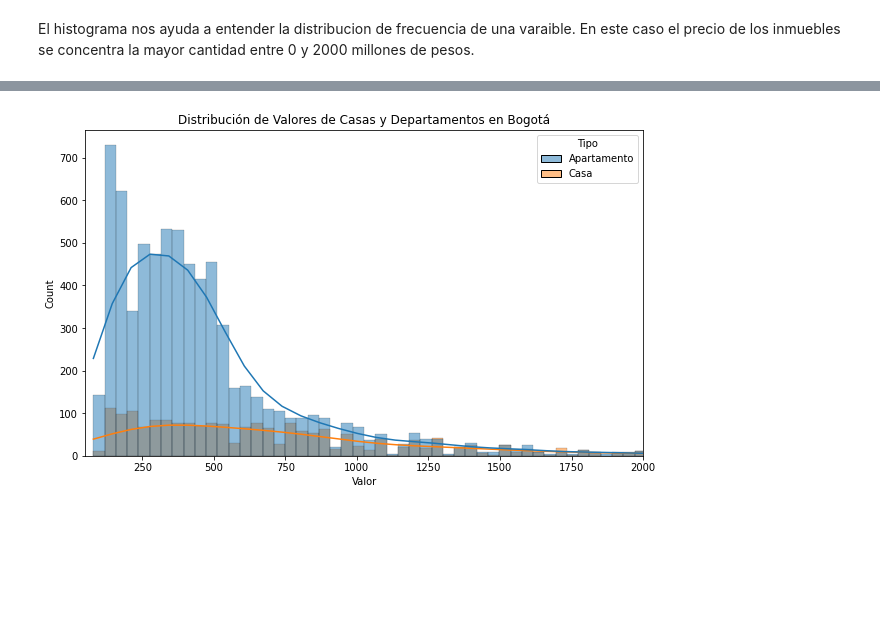
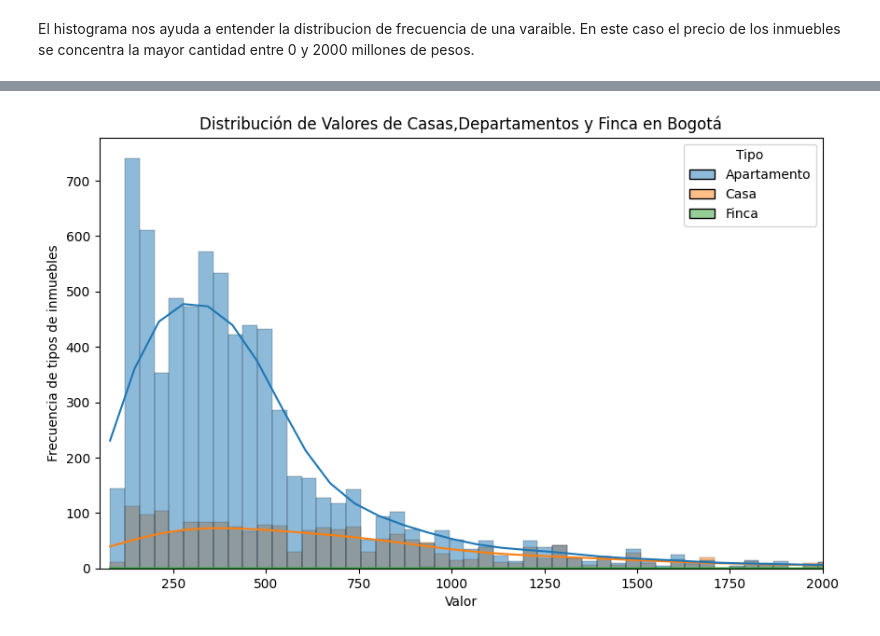
Before and after one commit to Ezequiel33F/Inmersion_en_Datos, a Jupyter notebook: INMERSION_DATOS_AULA_2ipynb.ipynb, the cells around one changed output, grey strips where cells are left out. Saved outputs shown, nothing was run; the diff lists cells and outputs as text; code cells hidden in the pictures; blank space fills up the shorter version.

```diff
--- a/INMERSION_DATOS_AULA_2ipynb.ipynb
+++ b/INMERSION_DATOS_AULA_2ipynb.ipynb
@@ -445,5 +445,5 @@ plt.show()
 # %%
-inmuebles_seleccion_tipos=inmuebles['Tipo'].str.contains ('Casa|Apartamento')
+inmuebles_seleccion_tipos=inmuebles['Tipo'].str.contains ('Casa|Apartamento|Finca')
 universo_filtrado=inmuebles.loc[inmuebles_seleccion_tipos]
 universo_filtrado
 # %% [output]
@@ -463,9 +463,10 @@ universo_filtrado
 # %%
 plt.figure(figsize=(10,6))
 grafica = sns.histplot(data=universo_filtrado,x='Valor',kde=True, hue='Tipo')
-grafica.set_title('Distribución de Valores de Casas y Departamentos en Bogotá')
+grafica.set_title('Distribución de Valores de Casas,Departamentos y Finca en Bogotá')
+grafica.set_ylabel('Frecuencia de tipos de inmuebles')
 plt.xlim((50,2000))
 plt.savefig('/content/drive/MyDrive/inmersion_datos/valor_inmuebles_filtrado.png',format='png')
 plt.show()
 # %% [output]
-[figure, old version]
+[figure, new version]
```
Also changed, not shown: parts of 18 cells of this notebook.
